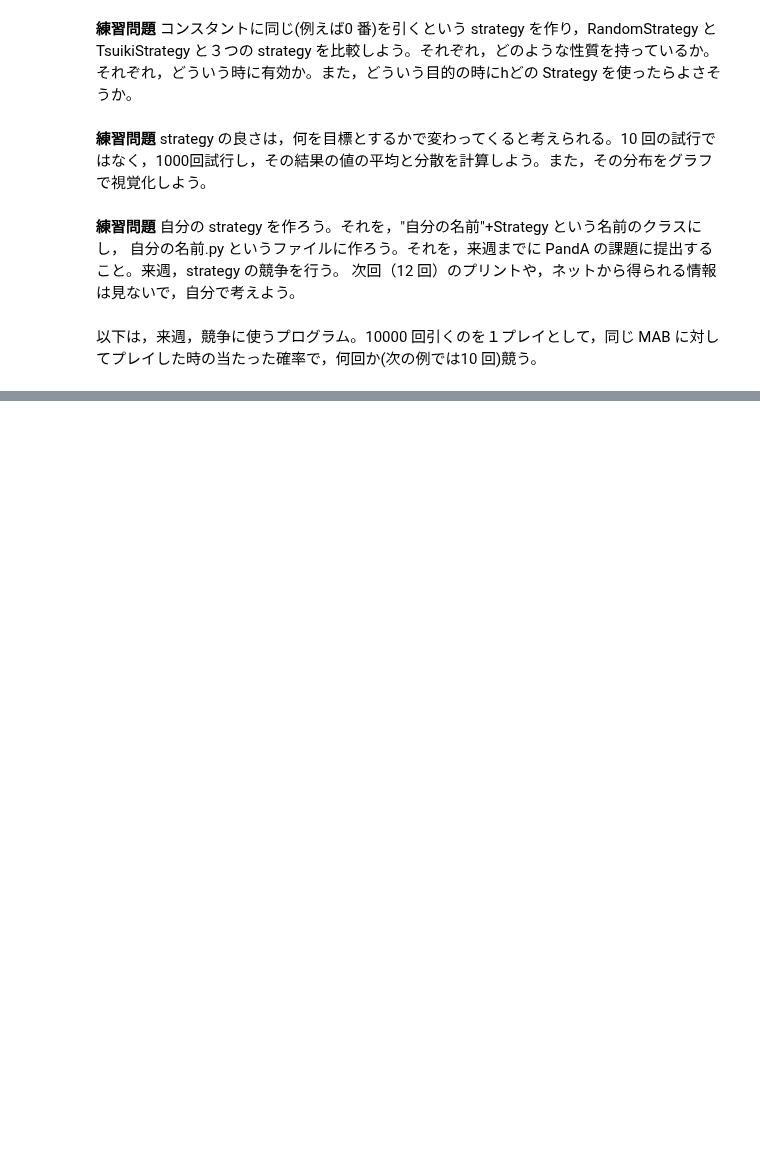
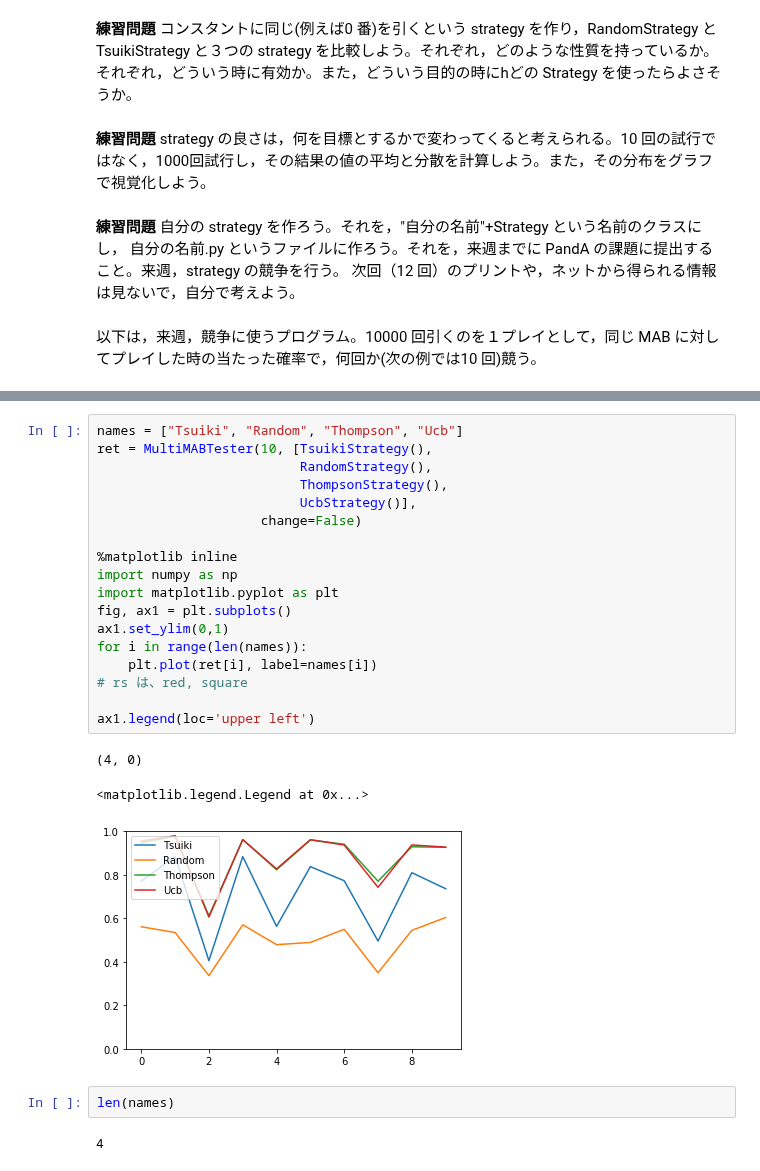
Before and after one commit to HidekiTsuiki/python, a Jupyter notebook: 11Bandit.ipynb, the cells around one changed output, grey strips where cells are left out. Cells and saved outputs as stored; diff of their text form; blank space fills up the shorter version.

```diff
--- a/11Bandit.ipynb
+++ b/11Bandit.ipynb
@@ -236,2 +238,28 @@ NameError: name 'ThompsonStrategy' is not defined
 （ただし，確率が 0 より小さく，または大きくならない）
 この設定のもとで，戦略プログラムを組んでみよう。
+# %%
+names = ["Tsuiki", "Random", "Thompson", "Ucb"]
+ret = MultiMABTester(10, [TsuikiStrategy(),
+                          RandomStrategy(),
+                          ThompsonStrategy(),
+                          UcbStrategy()],
+                     change=False)
+
+%matplotlib inline
+import numpy as np
+import matplotlib.pyplot as plt
+fig, ax1 = plt.subplots()
+ax1.set_ylim(0,1)
+for i in range(len(names)):
+    plt.plot(ret[i], label=names[i])
+# rs は、red, square
+
+ax1.legend(loc='upper left')
+# %% [output]
+(4, 0)
+<matplotlib.legend.Legend at 0x...>
+[figure, added]
+# %%
+len(names)
+# %% [output]
+4
```
Also changed, not shown: parts of 13 cells of this notebook, 3 other files.
